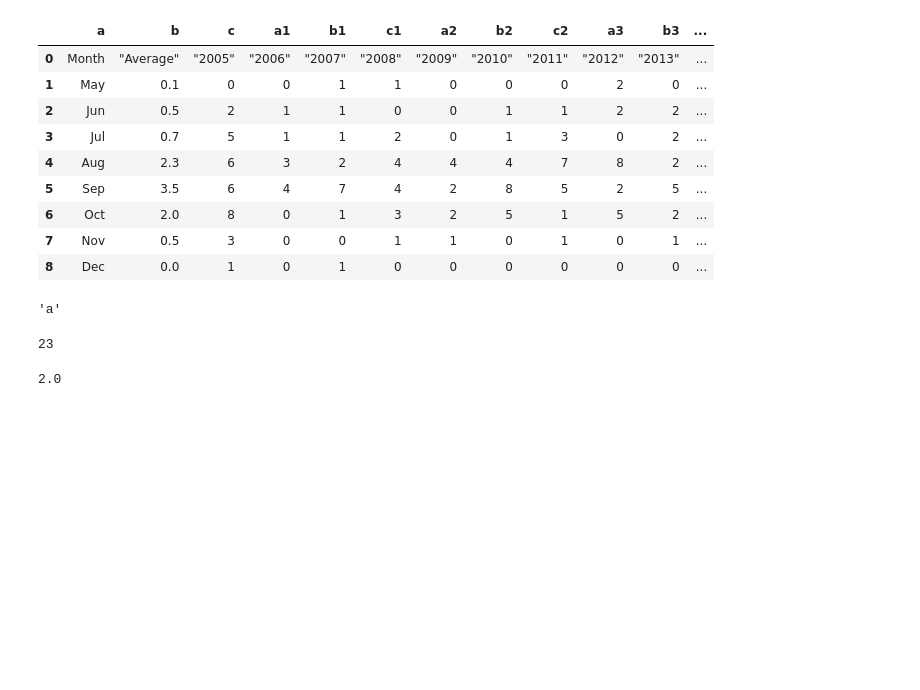
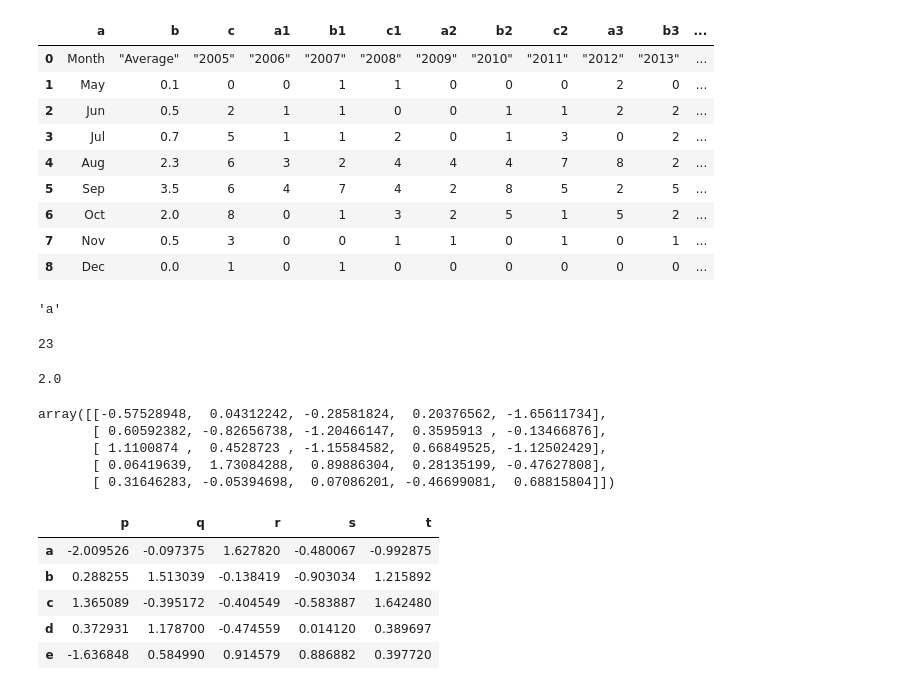
Before and after one commit to Prab1234/assignments, a Jupyter notebook: normal practise1.ipynb, the cells around one changed output. Cells and saved outputs as stored; diff of their text form; code cells hidden in the pictures; blank space fills up the shorter version.

```diff
--- a/normal practise1.ipynb
+++ b/normal practise1.ipynb
@@ -1538,0 +1541,8 @@ s3[0]
+# %%
+rn(5,5)
+# %% [output]
+array([[-0.57528948,  0.04312242, -0.28581824,  0.20376562, -1.65611734],
+       [ 0.60592382, -0.82656738, -1.20466147,  0.3595913 , -0.13466876],
+       [ 1.1100874 ,  0.4528723 , -1.15584582,  0.66849525, -1.12502429],
+       [ 0.06419639,  1.73084288,  0.89886304,  0.28135199, -0.47627808],
+       [ 0.31646283, -0.05394698,  0.07086201, -0.46699081,  0.68815804]])
@@ -1538,0 +1553,9 @@ s3[0]
+# %%
+l
+# %% [output]
+|  | p | q | r | s | t |
+| a | -2.009526 | -0.097375 | 1.627820 | -0.480067 | -0.992875 |
+| b | 0.288255 | 1.513039 | -0.138419 | -0.903034 | 1.215892 |
+| c | 1.365089 | -0.395172 | -0.404549 | -0.583887 | 1.642480 |
+| d | 0.372931 | 1.178700 | -0.474559 | 0.014120 | 0.389697 |
+| e | -1.636848 | 0.584990 | 0.914579 | 0.886882 | 0.397720 |
```
Also changed, not shown: parts of 54 cells of this notebook.
